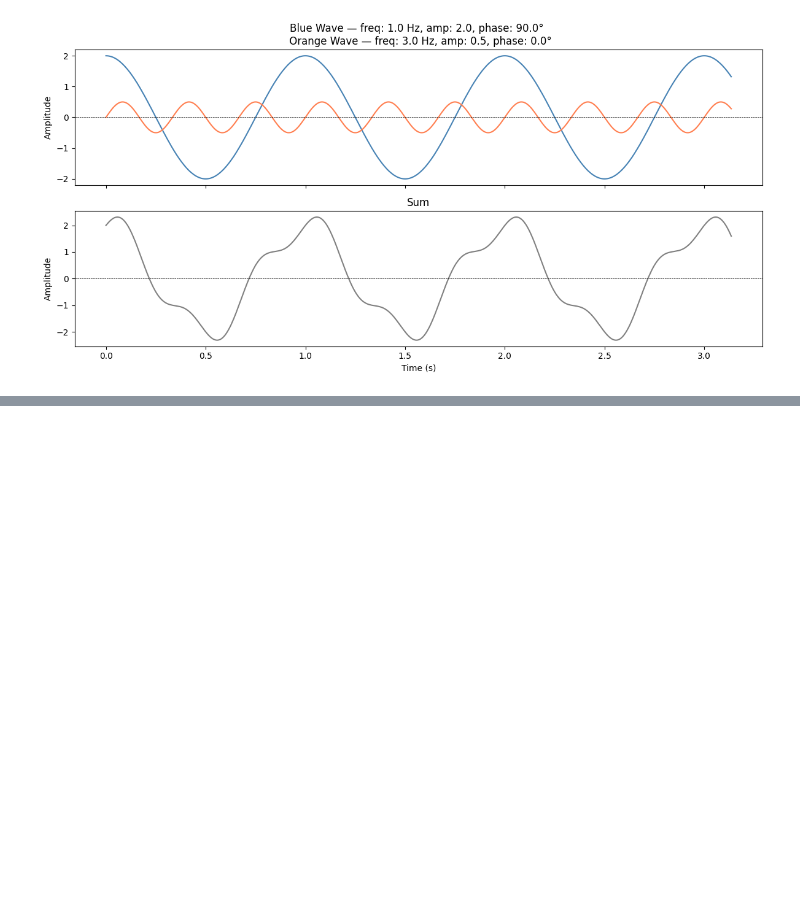
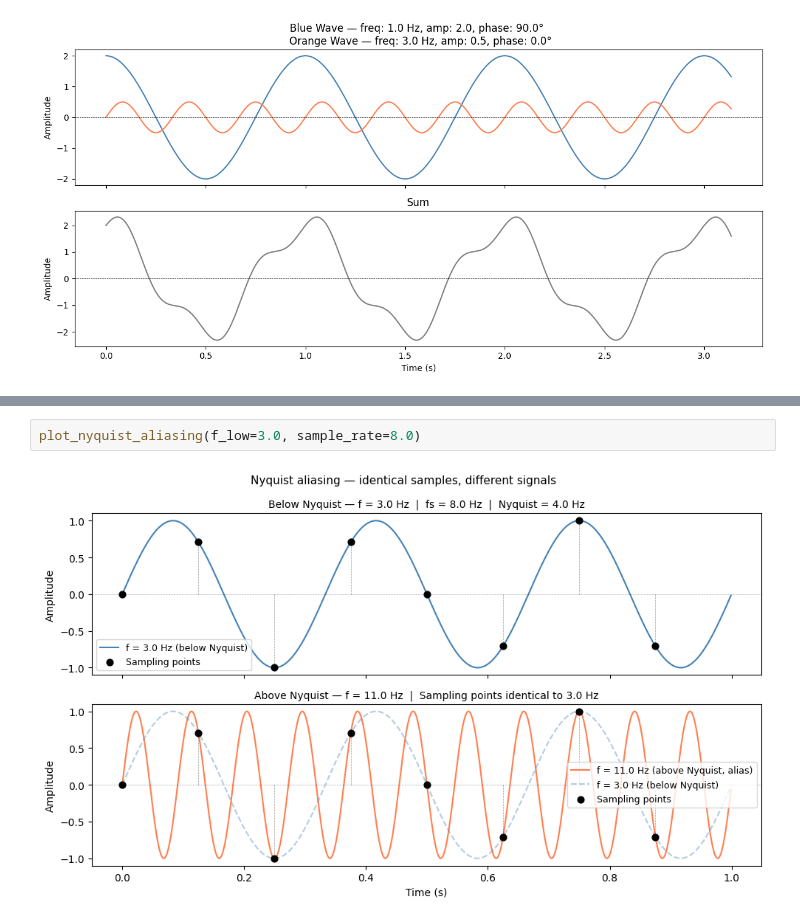
Before and after one commit to mik-nowacki/thesis-project, a Jupyter notebook: notebooks/preprocessing/visualization_theory.ipynb, the cells around one changed output, grey strips where cells are left out. Drawn from its saved outputs; the diff is of its cells as text; blank space fills up the shorter version.

```diff
--- a/notebooks/preprocessing/visualization_theory.ipynb
+++ b/notebooks/preprocessing/visualization_theory.ipynb
@@ -41,0 +155,4 @@ plot_sine_waves()
+# %%
+plot_nyquist_aliasing(f_low=3.0, sample_rate=8.0)
+# %% [output]
+[figure, added]
```
Also changed, not shown: parts of 9 cells of this notebook, 1 other file.
